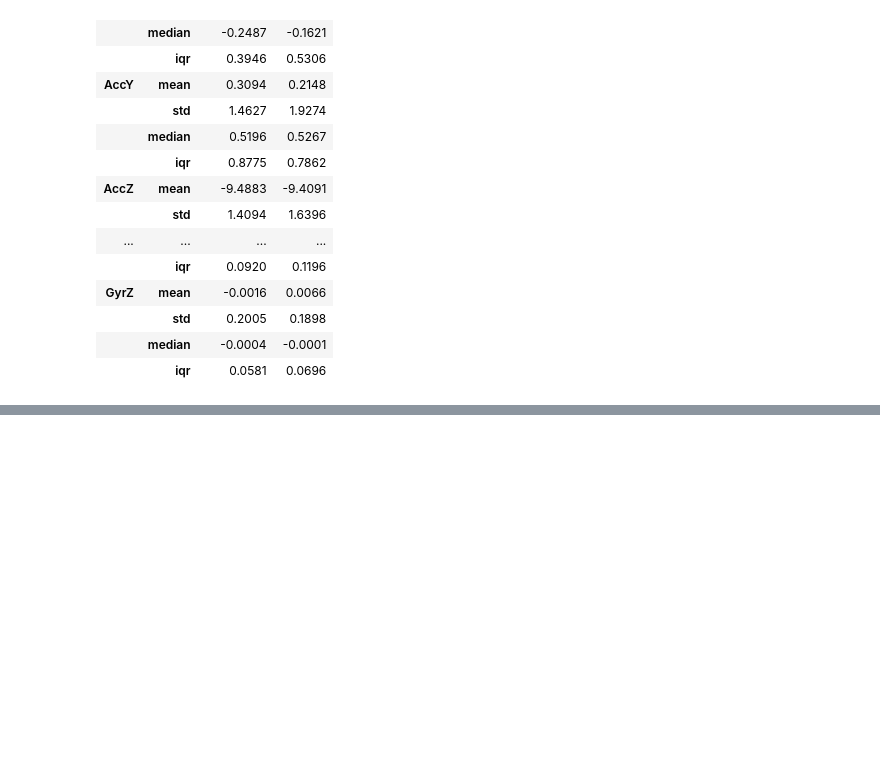
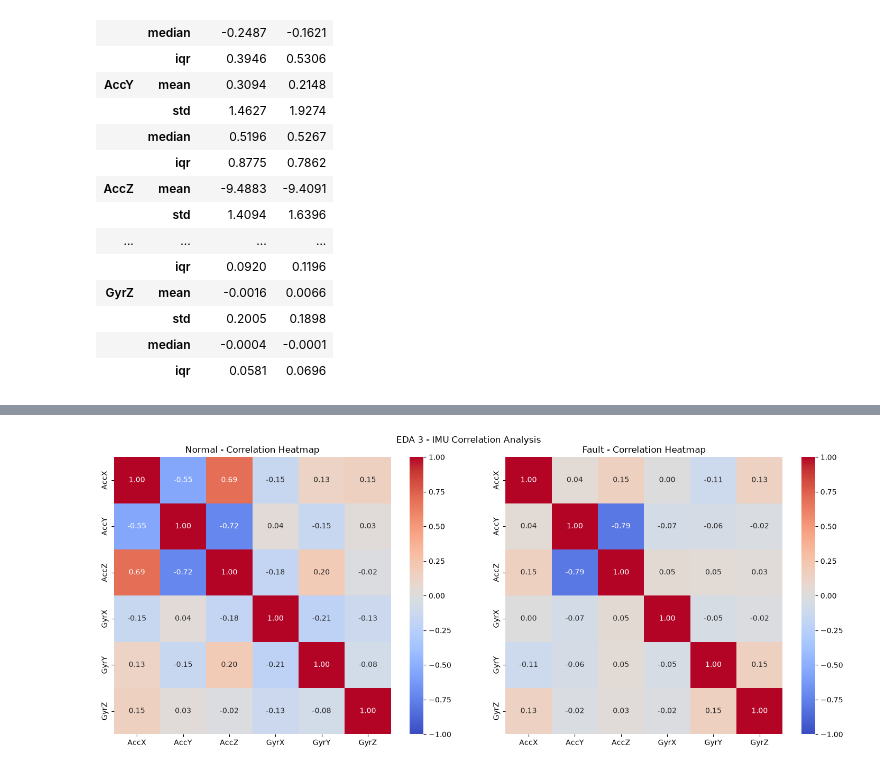
Before and after one commit to phanngoctuanvinh-maker/DTA301, a Jupyter notebook: notebooks/02_eda.ipynb, the cells around one changed output, grey strips where cells are left out. Cells and saved outputs as stored; diff of their text form; code cells hidden in the pictures; blank space fills up the shorter version.

```diff
--- a/notebooks/02_eda.ipynb
+++ b/notebooks/02_eda.ipynb
@@ -477,0 +520,15 @@ display(stats_table)
+# %%
+
+# Tách hai nhóm
+normal = df_uav[df_uav["Label"] == 0]
+fault = df_uav[df_uav["Label"] == 1]
+
+# Tính ma trận tương quan
+corr_normal = normal[features].corr(method="pearson")
+corr_fault = fault[features].corr(method="pearson")
+
+print("=== CORRELATION NORMAL ===")
+print(corr_normal.round(2))
+
+print("\n=== CORRELATION FAULT ===")
+print(corr_fault.round(2))
@@ -477,0 +553,40 @@ display(stats_table)
+# %%
+
+fig, axes = plt.subplots(
+    1, 2,
+    figsize=(15, 6)
+)
+
+sns.heatmap(
+    corr_normal,
+    annot=True,
+    fmt=".2f",
+    cmap="coolwarm",
+    vmin=-1,
+    vmax=1,
+    center=0,
+    square=True,
+    ax=axes[0]
+)
+
+axes[0].set_title("Normal - Correlation Heatmap")
+
+sns.heatmap(
+    corr_fault,
+    annot=True,
+    fmt=".2f",
+    cmap="coolwarm",
+    vmin=-1,
+    vmax=1,
+    center=0,
+    square=True,
+    ax=axes[1]
+)
+
+axes[1].set_title("Fault - Correlation Heatmap")
+
+plt.suptitle("EDA 3 - IMU Correlation Analysis")
+plt.tight_layout()
+plt.show()
+# %% [output]
+[figure, added]
```
Also changed, not shown: parts of 8 cells of this notebook, 1 other file.
